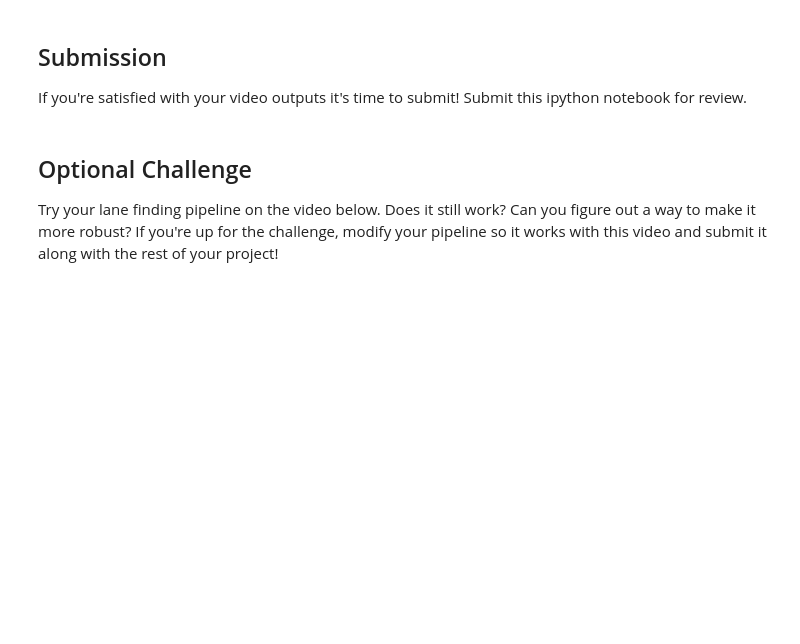
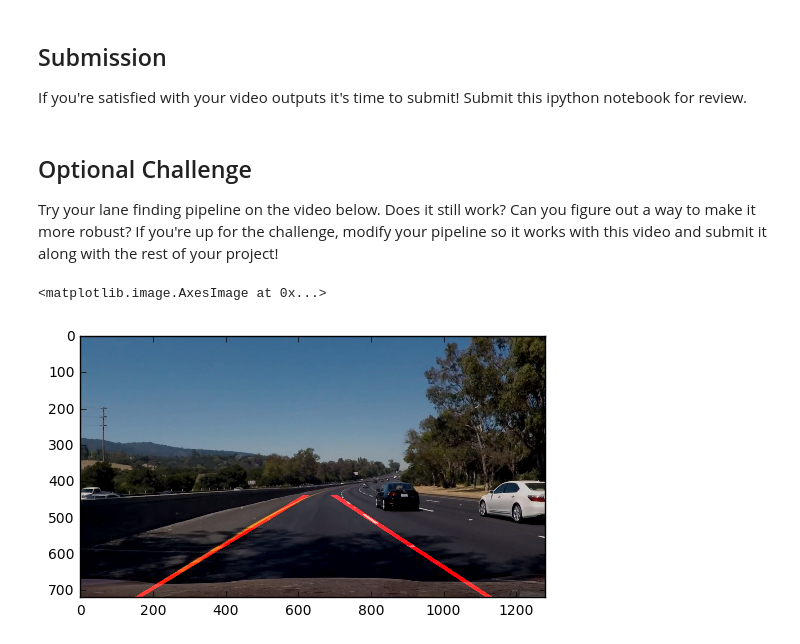
Before and after one commit to ghostFaceKillah/car_one, a Jupyter notebook: P1.ipynb, the cells around one changed output. Saved outputs shown, nothing was run; the diff lists cells and outputs as text; code cells hidden in the pictures; blank space fills up the shorter version.

Commit message:
Starting work on the harder part of the project

```diff
--- a/P1.ipynb
+++ b/P1.ipynb
@@ -345,6 +327,36 @@ If you're satisfied with your video outputs it's time to submit!  Submit this ip
 ## Optional Challenge
 
 Try your lane finding pipeline on the video below.  Does it still work?  Can you figure out a way to make it more robust?  If you're up for the challenge, modify your pipeline so it works with this video and submit it along with the rest of your project!
+# %%
+challenge_dir_list = os.listdir("challenge_snaps/")
+print("There are {} files in this directory".format(len(challenge_dir_list)))
+print(challenge_dir_list)
+
+iidx = 0
+# %%
+"""
+Here I start working on the harder part of the assignment
+"""
+iidx = 9
+
+
+raw_image = mpimg.imread(os.path.join('challenge_snaps', challenge_dir_list[iidx]))
+image = np.uint8(255 * raw_image)
+
+img_gray = grayscale(image)
+img_gaussian_blur = gaussian_blur(img_gray, 15)  # best param currently
+img_canny = canny(img_gaussian_blur, 50, 150)
+
+img_cropped = region_of_interest(img_canny, center_region(img_canny))
+img_cropped_right = region_of_interest(img_canny, right_region(img_canny))
+img_cropped_left = region_of_interest(img_canny, left_region(img_canny))
+
+# plt.imshow(img_gray, cmap='gray')
+
+plt.imshow(process_image(image))
+# %% [output]
+<matplotlib.image.AxesImage at 0x...>
+[figure, added]
 # %%
 challenge_output = 'extra.mp4'
 clip2 = VideoFileClip('challenge.mp4')
```
Also changed, not shown: parts of 9 cells of this notebook, 14 other files.
